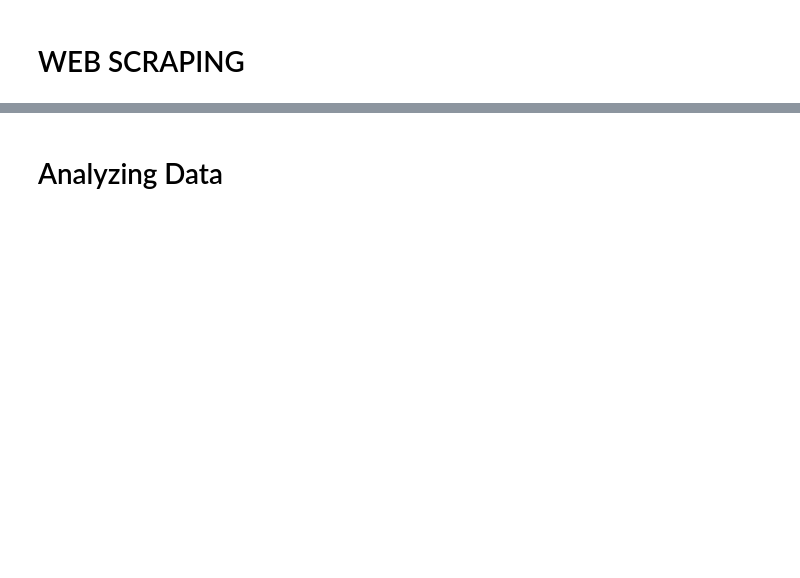
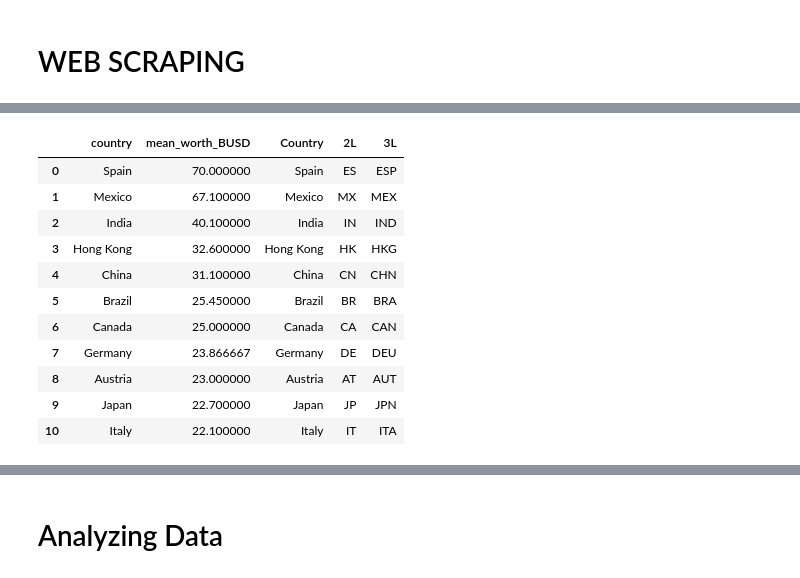
Before and after one commit to CristopherRL/Ironhack-Module_1_Project-Automatic_Reporting, a Jupyter notebook: notebooks/Stage2.ipynb, the cells around one changed output, grey strips where cells are left out. Saved outputs shown, nothing was run; the diff lists cells and outputs as text; code cells hidden in the pictures; blank space fills up the shorter version.

```diff
--- a/notebooks/Stage2.ipynb
+++ b/notebooks/Stage2.ipynb
@@ -24,0 +164,5 @@ url = 'https://www.forbes.com/real-time-billionaires/#3d74a5283d78'
+# %%
+# tr represent the table rows
+rows = table.find_all('tr')
+rows_parsed = [row.text for row in rows]
+rows_parsed
@@ -24,0 +187,12 @@ url = 'https://www.forbes.com/real-time-billionaires/#3d74a5283d78'
+# %%
+import re
+
+def smart_parser(row_text):
+    row_text = row_text.replace('\n\n', '\n').strip('\n')
+    row_text = re.sub('.mw-parser-output .monospaced{font-family:monospace,monospace}', '', row_text)
+    row_text = re.sub('\[ah\]', '', row_text)
+    return list(map(lambda x: x.strip(), row_text.split('\n')))
+
+well_parsed = list(map(lambda x: smart_parser(x), rows_parsed))
+
+well_parsed
@@ -24,0 +217,6 @@ url = 'https://www.forbes.com/real-time-billionaires/#3d74a5283d78'
+# %%
+for x in well_parsed:
+    if len(x) != 8:
+        well_parsed.remove(x) #only get list wich contains information about countries
+
+well_parsed
@@ -24,0 +241,5 @@ url = 'https://www.forbes.com/real-time-billionaires/#3d74a5283d78'
+# %%
+colnames = ['Country','b1','b2','2L','3L','b3','b4','b5']
+data = well_parsed[1:]
+country_codes = pd.DataFrame(data, columns=colnames)
+country_codes.drop(columns = ['b1','b2','b3','b4','b5'], inplace=True)
@@ -24,0 +262,15 @@ url = 'https://www.forbes.com/real-time-billionaires/#3d74a5283d78'
+# %%
+meanW_country.merge(country_codes, left_on='country', right_on='Country')
+# %% [output]
+|  | country | mean_worth_BUSD | Country | 2L | 3L |
+| 0 | Spain | 70.000000 | Spain | ES | ESP |
+| 1 | Mexico | 67.100000 | Mexico | MX | MEX |
+| 2 | India | 40.100000 | India | IN | IND |
+| 3 | Hong Kong | 32.600000 | Hong Kong | HK | HKG |
+| 4 | China | 31.100000 | China | CN | CHN |
+| 5 | Brazil | 25.450000 | Brazil | BR | BRA |
+| 6 | Canada | 25.000000 | Canada | CA | CAN |
+| 7 | Germany | 23.866667 | Germany | DE | DEU |
+| 8 | Austria | 23.000000 | Austria | AT | AUT |
+| 9 | Japan | 22.700000 | Japan | JP | JPN |
+| 10 | Italy | 22.100000 | Italy | IT | ITA |
```
Also changed, not shown: parts of 23 cells of this notebook, 1 other file.
